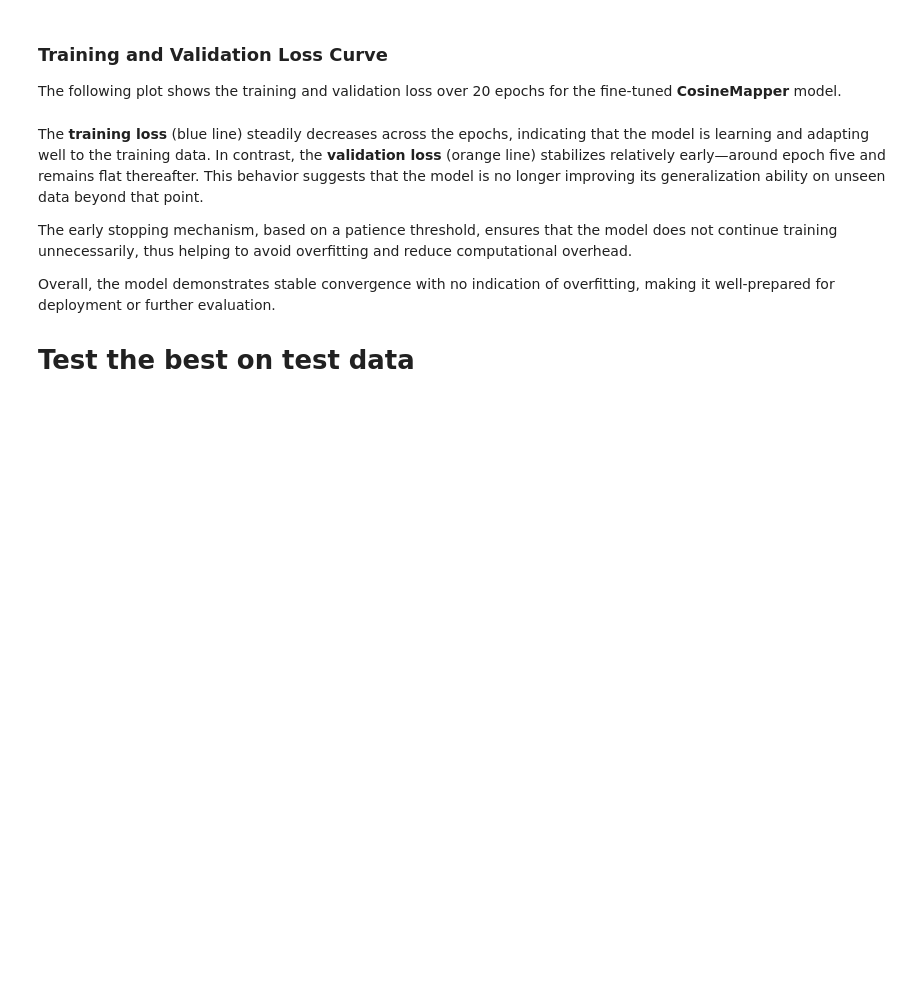
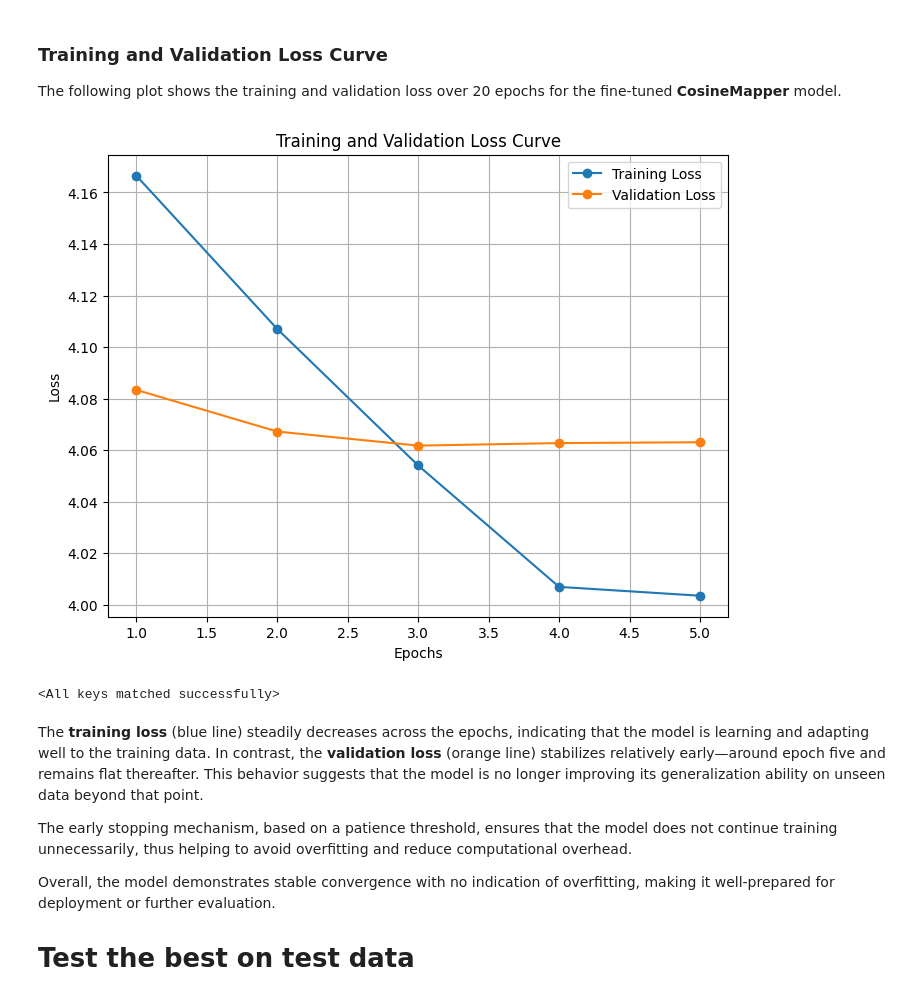
Before and after one commit to Nils7291/NLP_Contract_Checker, a Jupyter notebook: notebooks/merged_notebook.ipynb, the cells around one changed output. Cells and saved outputs as stored; diff of their text form; code cells hidden in the pictures; blank space fills up the shorter version.

```diff
--- a/notebooks/merged_notebook.ipynb
+++ b/notebooks/merged_notebook.ipynb
@@ -1898,10 +2096,26 @@ pooling_strategy, word_embedding_model, cls, mean, maxim, pooling_model,
 # %% [markdown]
 calc emb for catalogue embeddings for comparisson
 # %%
-catalogue_embeddings = add_embed_text_column(catalogue_clean, text_column="example", model=best_model, target_column="emb")
+# ------------------------------------------------------
+# Embed catalogue examples using the assembled best model
+# ------------------------------------------------------
+catalogue_embeddings = add_embed_text_column(
+    catalogue_clean,
+    text_column="example",
+    model=best_model,
+    target_column="emb"
+)
+
+# ------------------------------------------------------
+# Convert list of embeddings to a float tensor for similarity comparison
+# ------------------------------------------------------
 label_embeddings = torch.tensor(np.stack(catalogue_embeddings["emb"].to_list())).float()
 print(label_embeddings)
-del  catalogue_embeddings
+
+# ------------------------------------------------------
+# Cleanup: remove temporary catalogue dataframe
+# ------------------------------------------------------
+del catalogue_embeddings
 # %% [output]
 tensor([[-0.0435, -0.0498, -0.1699,  ..., -0.2215,  0.2212, -0.1053],
         [ 0.0433, -0.0763, -0.1887,  ...,  0.0786,  0.0460, -0.2305],
@@ -2171,17 +2412,27 @@ Epoch 5, Validation Loss: 4.0558
 
 The following plot shows the training and validation loss over 20 epochs for the fine-tuned **CosineMapper** model.
 # %%
+# ------------------------------------------------------
+# 1. Plot training and validation loss over epochs
+# ------------------------------------------------------
 plt.figure(figsize=(8, 6))
 plt.plot(range(1, len(train_losses) + 1), train_losses, label="Training Loss", marker="o")
 plt.plot(range(1, len(val_losses) + 1), val_losses, label="Validation Loss", marker="o")
 
 plt.xlabel("Epochs")
 plt.ylabel("Loss")
 plt.title("Training and Validation Loss Curve")
 plt.legend()
 plt.grid()
 plt.show()
-# Nach dem Training: bestes Modell laden
+
+# ------------------------------------------------------
+# 2. Load best performing model (lowest validation loss)
+# ------------------------------------------------------
+best_model_cosine_mapper.load_state_dict(torch.load("best_model_cosine_mapper_trained_with_test.pth"))
+# %% [output]
+[figure, added]
+<All keys matched successfully>
 # %% [markdown]
 The **training loss** (blue line) steadily decreases across the epochs, indicating that the model is learning and adapting well to the training data. In contrast, the **validation loss** (orange line) stabilizes relatively early—around epoch five and remains flat thereafter. This behavior suggests that the model is no longer improving its generalization ability on unseen data beyond that point.
 
```
Also changed, not shown: parts of 35 cells of this notebook.
